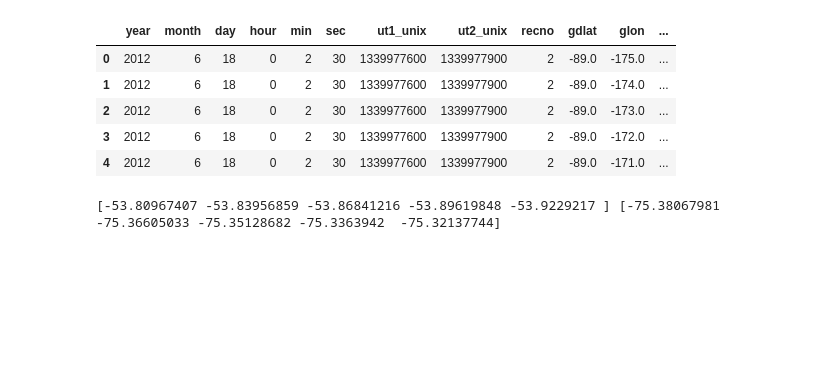
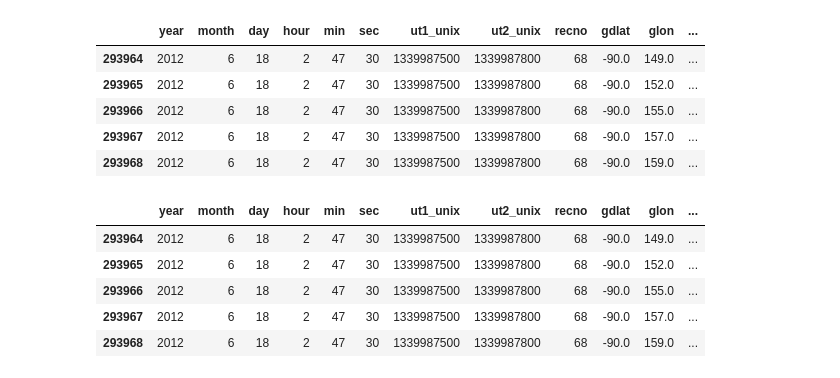
Before and after one commit to bharatreddy/tec-analysis, a Jupyter notebook: ipy/read_tec_hdf5.ipynb, the cells around one changed output. Drawn from its saved outputs; the diff is of its cells as text; code cells hidden in the pictures; blank space fills up the shorter version.

```diff
--- a/ipy/read_tec_hdf5.ipynb
+++ b/ipy/read_tec_hdf5.ipynb
@@ -7,37 +12,46 @@ from davitpy import utils
 %matplotlib inline
+# %%
+selDT = datetime.datetime( 2012, 6, 18, 2, 45 )
 # %%
 inpTecFile = "../data/gps120618g.001.hdf5"
 dataDF = pandas.read_hdf(inpTecFile, 'Data/Table Layout')
 dataDF["date"] = pandas.to_datetime(dataDF["year"]*10000000000 +\
                                     dataDF["month"]*100000000 + dataDF["day"]*1000000 +\
                                     dataDF["hour"]*10000 + dataDF["min"]*100 +\
                                     dataDF["sec"],format='%Y%m%d%H%M%S')
+# Only take selected datetime
+dataDF["selTimeDel"] = dataDF["date"] - selDT
+dataDF = dataDF[ dataDF["selTimeDel"] == min(abs(dataDF["selTimeDel"])) ]
+# Discard bad tec values
+dataDF = dataDF[ dataDF["tec"] <= 50. ]
 dataDF.head()
 # %% [output]
 |  | year | month | day | hour | min | sec | ut1_unix | ut2_unix | recno | gdlat | glon | ... |
-| 0 | 2012 | 6 | 18 | 0 | 2 | 30 | 1339977600 | 1339977900 | 2 | -89.0 | -175.0 | ... |
-| 1 | 2012 | 6 | 18 | 0 | 2 | 30 | 1339977600 | 1339977900 | 2 | -89.0 | -174.0 | ... |
-| 2 | 2012 | 6 | 18 | 0 | 2 | 30 | 1339977600 | 1339977900 | 2 | -89.0 | -173.0 | ... |
-| 3 | 2012 | 6 | 18 | 0 | 2 | 30 | 1339977600 | 1339977900 | 2 | -89.0 | -172.0 | ... |
-| 4 | 2012 | 6 | 18 | 0 | 2 | 30 | 1339977600 | 1339977900 | 2 | -89.0 | -171.0 | ... |
+| 293964 | 2012 | 6 | 18 | 2 | 47 | 30 | 1339987500 | 1339987800 | 68 | -90.0 | 149.0 | ... |
+| 293965 | 2012 | 6 | 18 | 2 | 47 | 30 | 1339987500 | 1339987800 | 68 | -90.0 | 152.0 | ... |
+| 293966 | 2012 | 6 | 18 | 2 | 47 | 30 | 1339987500 | 1339987800 | 68 | -90.0 | 155.0 | ... |
+| 293967 | 2012 | 6 | 18 | 2 | 47 | 30 | 1339987500 | 1339987800 | 68 | -90.0 | 157.0 | ... |
+| 293968 | 2012 | 6 | 18 | 2 | 47 | 30 | 1339987500 | 1339987800 | 68 | -90.0 | 159.0 | ... |
-# %%
-def convert_to_mlt(row):
-#     mag = utils.coord_conv( row['glon'], row['gdlat'], \
-#                                  "geo", "mlt", altitude=300., \
-#                                  date_time=row['date'] )
-#     print row["date"]
-    mag = (1,2,3)
-    return mag
-
-dataDF = dataDF[0:5]
-gLonArr = dataDF["glon"].values
-gdLatArr = dataDF["gdlat"].values
-currDT = datetime.datetime.utcfromtimestamp(dataDF["date"].values[0].tolist()/1e9)
-
-mlt, mlat = utils.coord_conv( gLonArr, gdLatArr, \
-                                 "geo", "mlt", altitude=300., \
-                                 date_time=currDT )
-print mlt, mlat
-# dataDF["m1"], dataDF["m2"], dataDF["m3"] = zip( *dataDF.map( convert_to_mlt, axis=1 ) )#dataDF.apply( convert_to_mlt, axis=1 )#
-# %% [output]
-[-53.80967407 -53.83956859 -53.86841216 -53.89619848 -53.9229217 ] [-75.38067981 -75.36605033 -75.35128682 -75.3363942  -75.32137744]
+# %%
+gLonArr = dataDF["glon"].values
+gdLatArr = dataDF["gdlat"].values
+currDT = datetime.datetime.utcfromtimestamp(dataDF["date"].values[0].tolist()/1e9)
+
+mlon, mlat = utils.coord_conv( gLonArr, gdLatArr, \
+                                 "geo", "mag", altitude=300., \
+                                 date_time=currDT )
+dataDF["mlon"] = mlon
+dataDF["mlat"] = mlat
+dataDF["mlt"] = [ aacgm.mltFromYmdhms(currDT.year, \
+                currDT.month,currDT.day, currDT.hour,\
+                currDT.minute, currDT.second, x) for x in dataDF["mlon"] ]
+dataDF["normMLT"] = [x-24 if x >= 12\
+             else x for x in dataDF['mlt']]
+dataDF.head()
+# %% [output]
+|  | year | month | day | hour | min | sec | ut1_unix | ut2_unix | recno | gdlat | glon | ... |
+| 293964 | 2012 | 6 | 18 | 2 | 47 | 30 | 1339987500 | 1339987800 | 68 | -90.0 | 149.0 | ... |
+| 293965 | 2012 | 6 | 18 | 2 | 47 | 30 | 1339987500 | 1339987800 | 68 | -90.0 | 152.0 | ... |
+| 293966 | 2012 | 6 | 18 | 2 | 47 | 30 | 1339987500 | 1339987800 | 68 | -90.0 | 155.0 | ... |
+| 293967 | 2012 | 6 | 18 | 2 | 47 | 30 | 1339987500 | 1339987800 | 68 | -90.0 | 157.0 | ... |
+| 293968 | 2012 | 6 | 18 | 2 | 47 | 30 | 1339987500 | 1339987800 | 68 | -90.0 | 159.0 | ... |
```
Also changed, not shown: parts of 3 cells of this notebook, 1 other file.
